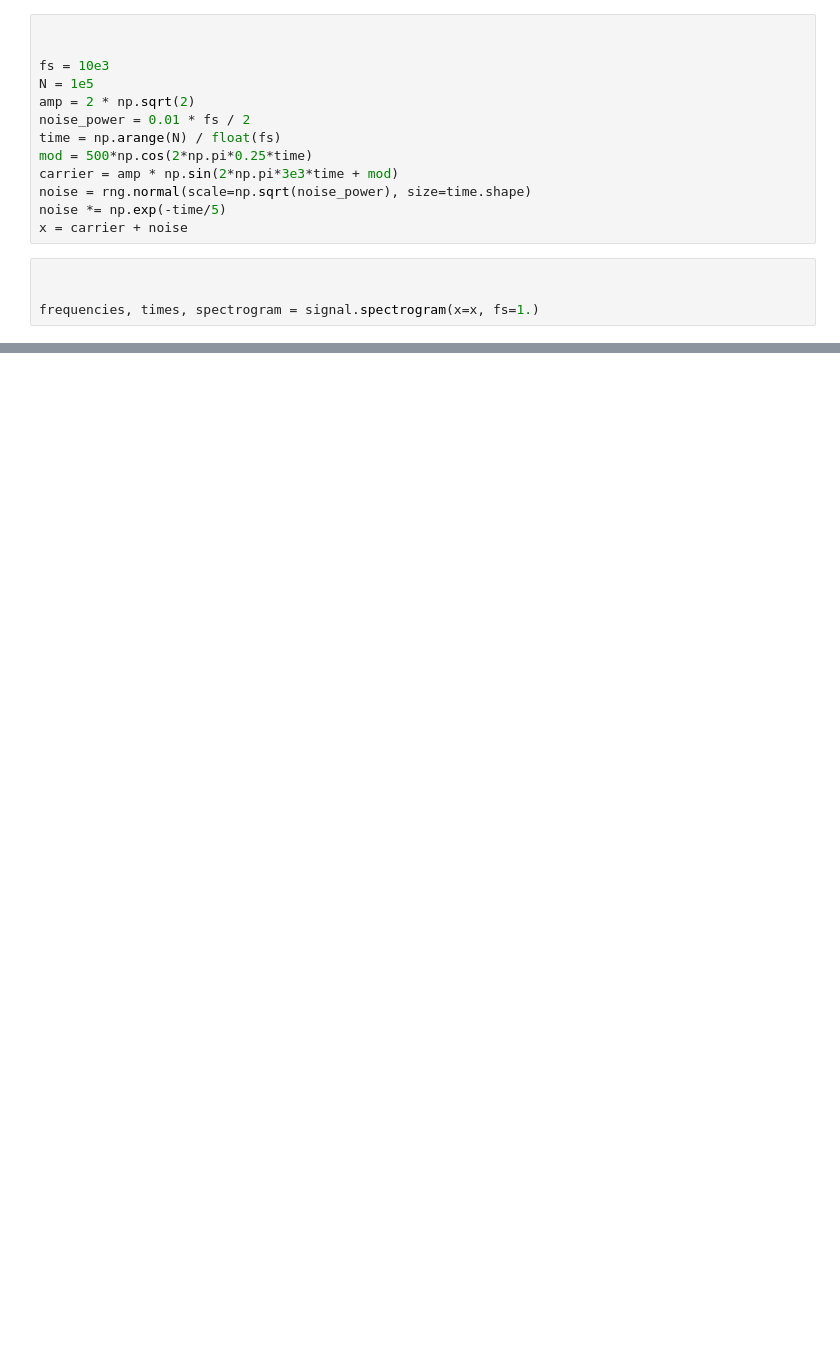
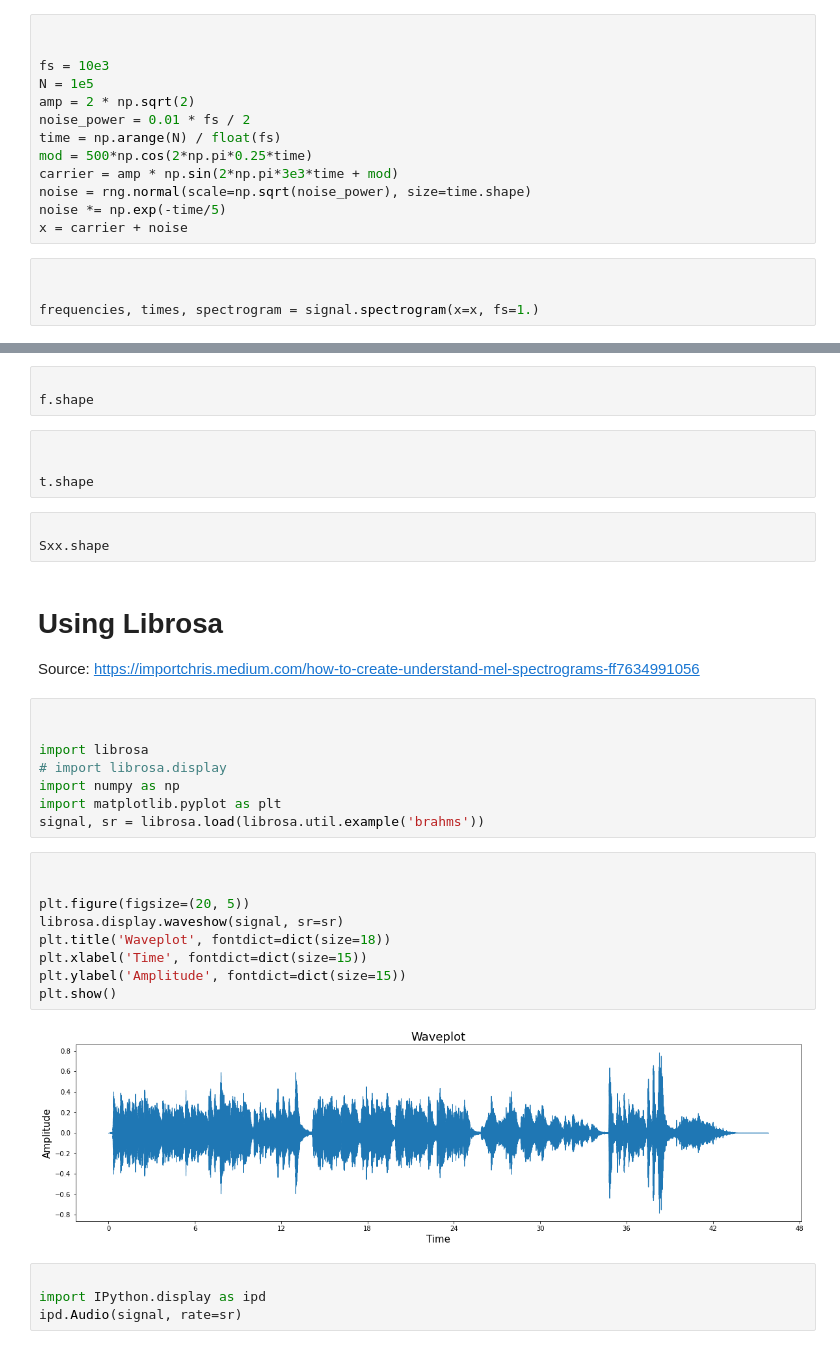
Before and after one commit to Sorooshi/Depression_Spectrograms, a Jupyter notebook: Notebooks/a01_spectrograms_warmup.ipynb, the cells around one changed output, grey strips where cells are left out. Cells and saved outputs as stored; diff of their text form; blank space fills up the shorter version.

Commit message:
Spectrogram & MEL Spectrograms using Librosa

```diff
--- a/Notebooks/a01_spectrograms_warmup.ipynb
+++ b/Notebooks/a01_spectrograms_warmup.ipynb
@@ -55,0 +44,37 @@ Sxx.shape
+# %%
+
+f.shape
+# %%
+
+
+t.shape
+# %%
+
+Sxx.shape
+# %% [markdown]
+# Using Librosa
+
+Source: https://importchris.medium.com/how-to-create-understand-mel-spectrograms-ff7634991056
+# %%
+
+
+import librosa
+# import librosa.display
+import numpy as np
+import matplotlib.pyplot as plt
+signal, sr = librosa.load(librosa.util.example('brahms'))
+# %%
+
+
+plt.figure(figsize=(20, 5))
+librosa.display.waveshow(signal, sr=sr)
+plt.title('Waveplot', fontdict=dict(size=18))
+plt.xlabel('Time', fontdict=dict(size=15))
+plt.ylabel('Amplitude', fontdict=dict(size=15))
+plt.show()
+# %% [output]
+[figure, added]
+# %%
+
+import IPython.display as ipd
+ipd.Audio(signal, rate=sr)
```
Also changed, not shown: parts of 13 cells of this notebook.
